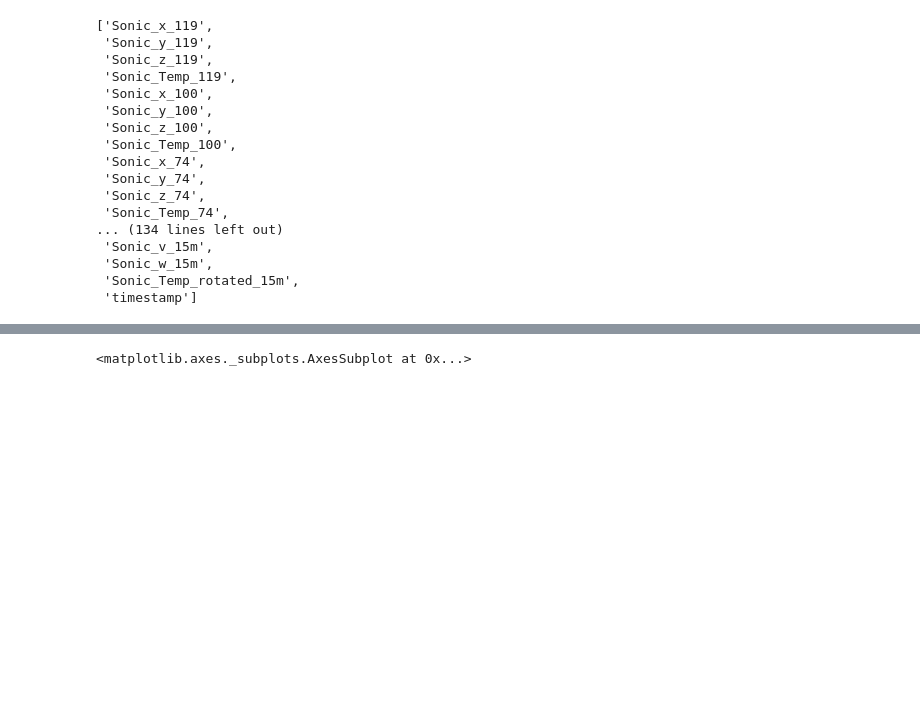
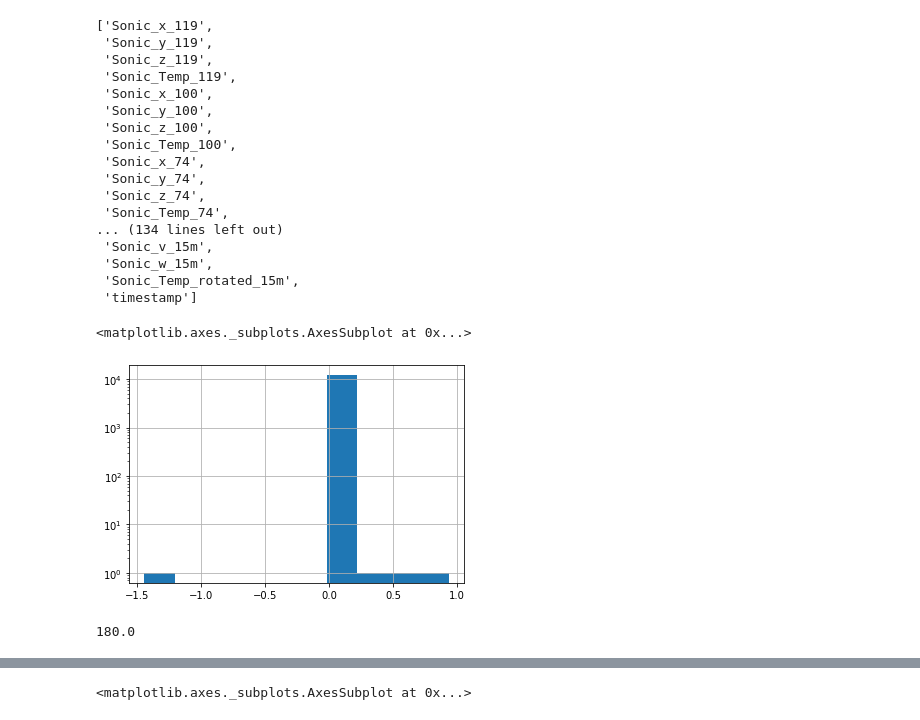
Before and after one commit to TrentonBush/turbulence_spectra, a Jupyter notebook: notebooks/02 NREL M5 tower explore.ipynb, the cells around one changed output, grey strips where cells are left out. Cells and saved outputs as stored; diff of their text form; code cells hidden in the pictures; blank space fills up the shorter version.

```diff
--- a/notebooks/02 NREL M5 tower explore.ipynb
+++ b/notebooks/02 NREL M5 tower explore.ipynb
@@ -446,3 +446,8 @@ list(data.columns)
  'Sonic_w_15m',
  'Sonic_Temp_rotated_15m',
  'timestamp']
+# %%
+(data['Sonic_CupEqHorizSpeed_15m'] - np.sqrt(data['Sonic_x_clean_15m']**2 + data['Sonic_y_clean_15m']**2)).hist(log=True)
+# %% [output]
+<matplotlib.axes._subplots.AxesSubplot at 0x...>
+[figure, added]
@@ -448,0 +457,4 @@ list(data.columns)
+# %%
+np.arctan2(0, -1) * 180 / np.pi % 360
+# %% [output]
+180.0
```
Also changed, not shown: parts of 13 cells of this notebook, 3 other files.
